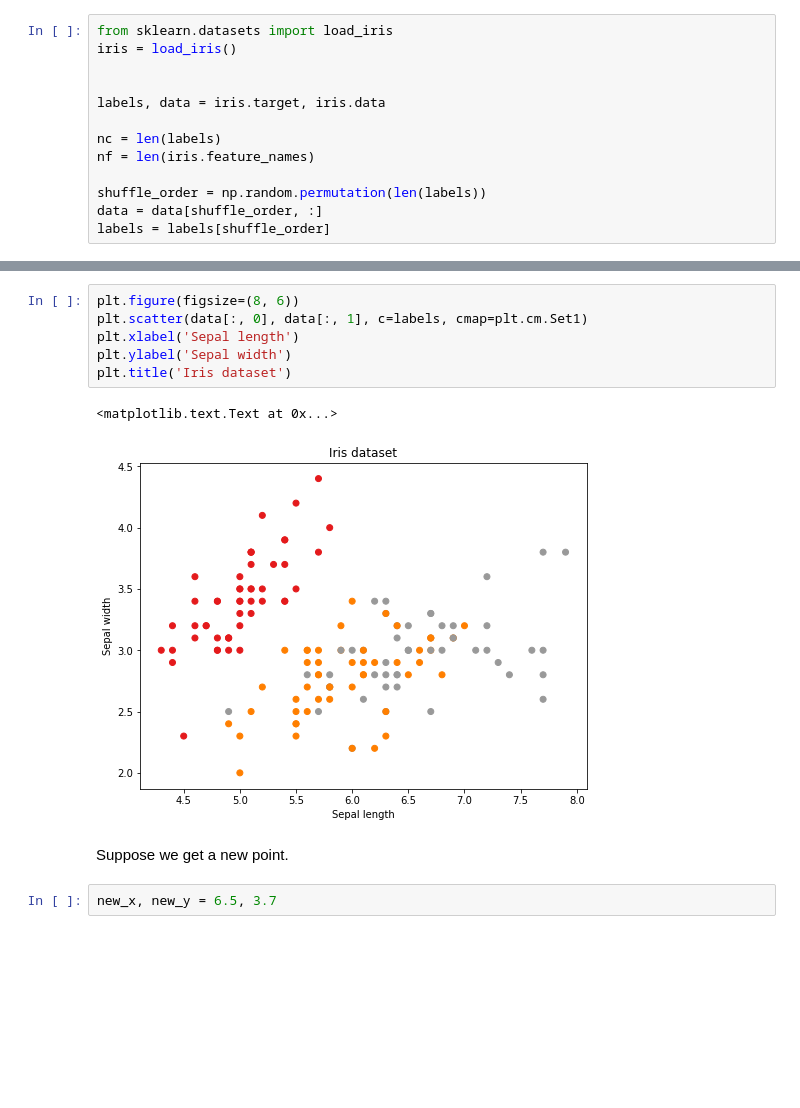
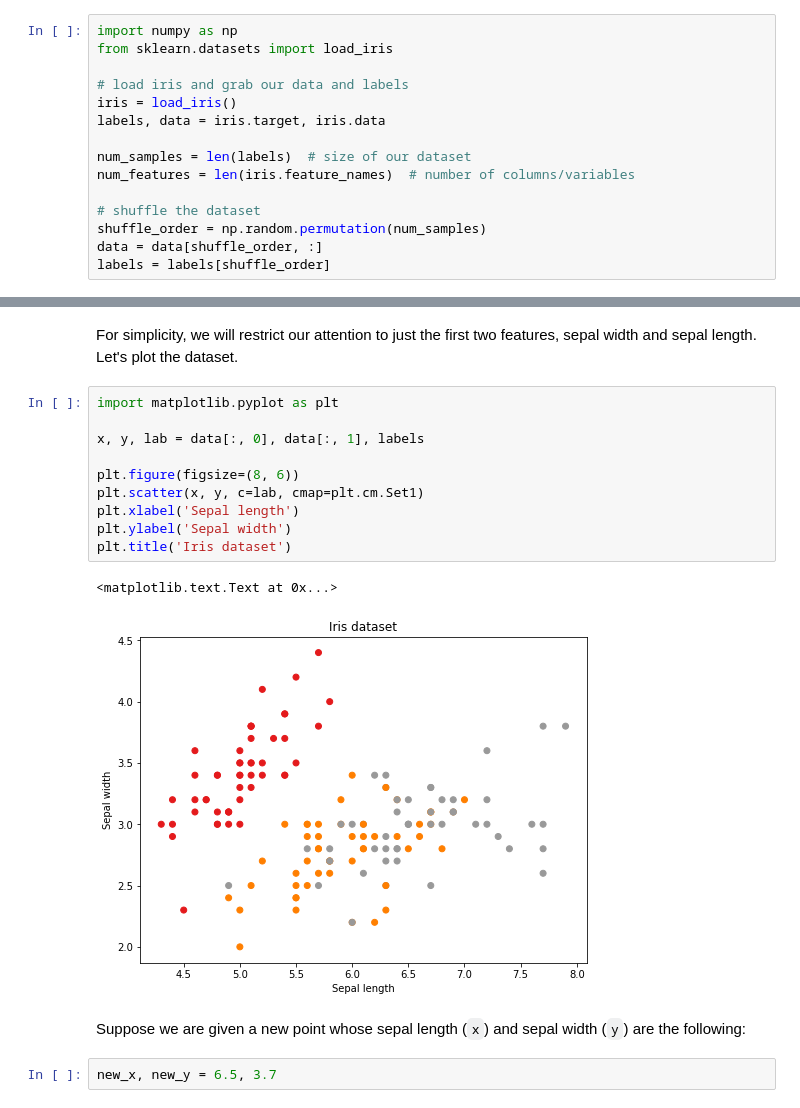
Before and after one commit to genekogan/course-ml4a, a Jupyter notebook: 01_neural_network.ipynb, the cells around one changed output, grey strips where cells are left out. Drawn from its saved outputs; the diff is of its cells as text; blank space fills up the shorter version.

```diff
--- a/01_neural_network.ipynb
+++ b/01_neural_network.ipynb
@@ -36,13 +90,15 @@ Load Iris and shuffle
 # %%
+import numpy as np
 from sklearn.datasets import load_iris
+
+# load iris and grab our data and labels
 iris = load_iris()
-
-
 labels, data = iris.target, iris.data
 
-nc = len(labels)
-nf = len(iris.feature_names)
+num_samples = len(labels)  # size of our dataset
+num_features = len(iris.feature_names)  # number of columns/variables
 
-shuffle_order = np.random.permutation(len(labels))
+# shuffle the dataset
+shuffle_order = np.random.permutation(num_samples)
 data = data[shuffle_order, :]
 labels = labels[shuffle_order]
@@ -81,14 +132,20 @@ display(HTML(tabulate.tabulate(table_full, tablefmt='html')))
+# %% [markdown]
+For simplicity, we will restrict our attention to just the first two features, sepal width and sepal length. Let's plot the dataset.
 # %%
+import matplotlib.pyplot as plt
+
+x, y, lab = data[:, 0], data[:, 1], labels
+
 plt.figure(figsize=(8, 6))
-plt.scatter(data[:, 0], data[:, 1], c=labels, cmap=plt.cm.Set1)
+plt.scatter(x, y, c=lab, cmap=plt.cm.Set1)
 plt.xlabel('Sepal length')
 plt.ylabel('Sepal width')
 plt.title('Iris dataset')
 # %% [output]
 <matplotlib.text.Text at 0x...>
-[figure, old version]
+[figure, new version]
-# %% [markdown]
-Suppose we get a new point.
+# %% [markdown]
+Suppose we are given a new point whose sepal length (`x`) and sepal width (`y`) are the following:
 # %%
 new_x, new_y = 6.5, 3.7
 # %% [markdown]
```
Also changed, not shown: parts of 76 cells of this notebook, 2 other files.
